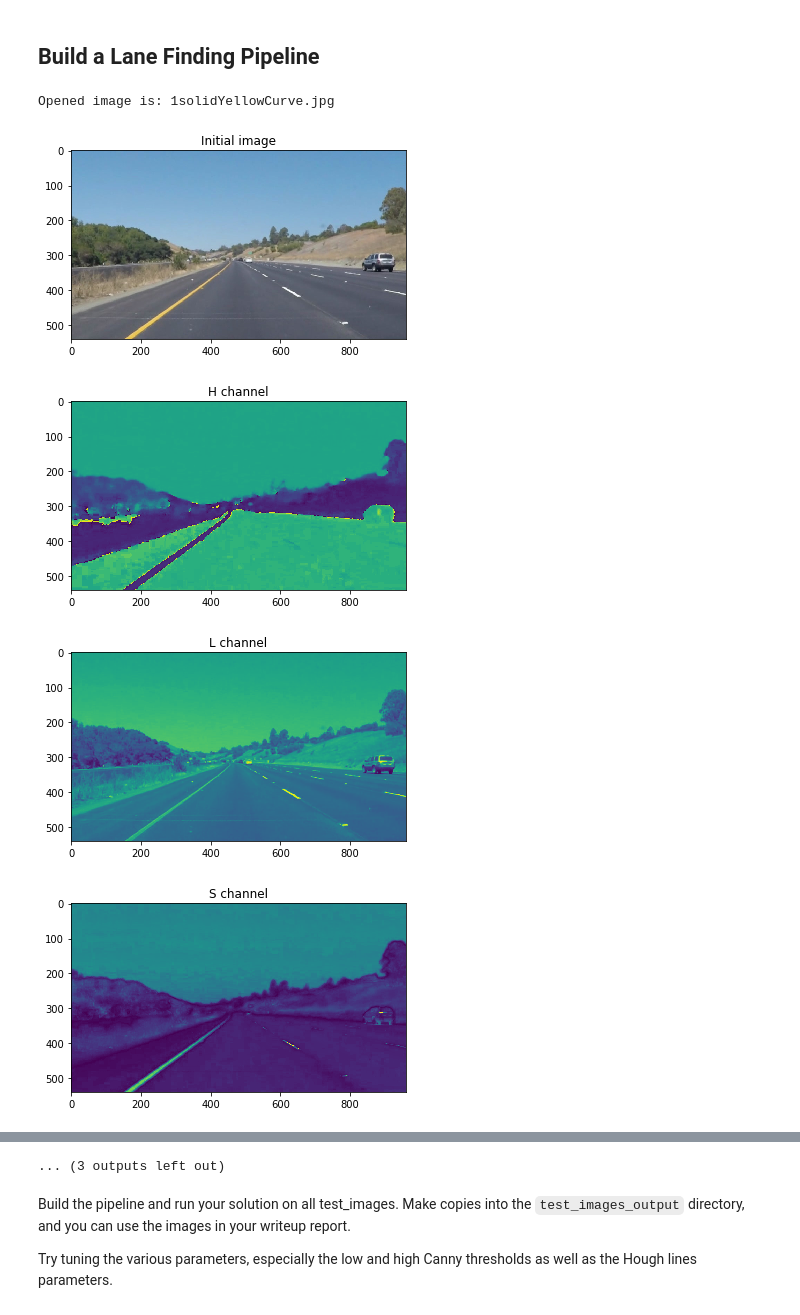
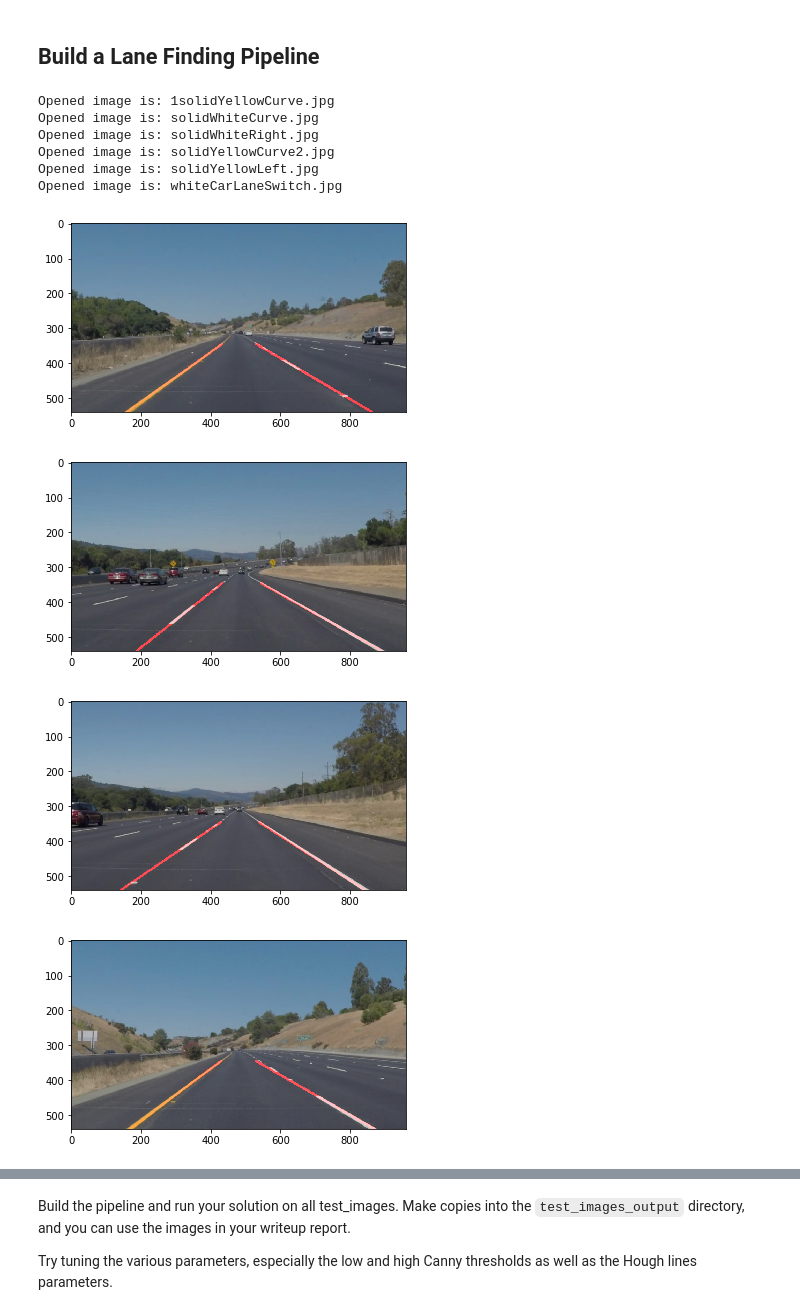
Before and after one commit to grygoryant/CarND-LaneLines-P1, a Jupyter notebook: P1.ipynb, the cells around one changed output, grey strips where cells are left out. Drawn from its saved outputs; the diff is of its cells as text; code cells hidden in the pictures.

```diff
--- a/P1.ipynb
+++ b/P1.ipynb
@@ -263,8 +263,6 @@ class SimpleLaneDetector:
     def detect(self, img):
         img_shape = img.shape
 
-        show_figure(img, "Initial image", True)
-
         horizon = 3.2*img_shape[0]/5
         roi_top_shift = 50
         roi_bottom_shift = 60
@@ -272,29 +270,20 @@ class SimpleLaneDetector:
 
         hls_img = cv2.cvtColor(img, cv2.COLOR_RGB2HLS)
         h,l,s = cv2.split(hls_img)
-        show_figure(h, "H channel")
-        show_figure(l, "L channel")
-        show_figure(s, "S channel")
 
         white_areas_range = cv2.inRange(hls_img, np.uint8([0, 200, 0]),
                                                      np.uint8([255, 255, 255]))
-        show_figure(white_areas_range, "White areas", True)
 
         yellow_areas_range = cv2.inRange(hls_img, np.uint8([15, 0, 120]),
                                                       np.uint8([40, 255, 255]))
-        show_figure(yellow_areas_range, "Yellow areas", True)
 
         color_mask = cv2.bitwise_or(white_areas_range, yellow_areas_range)
-        show_figure(color_mask, "Resulting color mask", True)
 
         masked_img = cv2.bitwise_and(img, img, mask = color_mask)
-        show_figure(masked_img, "Masked image", True)
 
         blurred_img = gaussian_blur(masked_img, 5)
-        show_figure(blurred_img, "Blurred image", True)
 
         edges_img = canny(blurred_img, 100, 150)
-        show_figure(edges_img, "Detected edges", True)
 
         roi_vertices = np.array([[[roi_up_shift,img_shape[0] - roi_bottom_shift],
                                   [img_shape[1]/2 - roi_top_shift,horizon],
@@ -303,48 +292,44 @@ class SimpleLaneDetector:
                                 dtype=np.int32)
 
         roi_img = region_of_interest(edges_img, roi_vertices)
-        show_figure(roi_img, "ROI", True)
 
         lines = hough_lines(roi_img, 1, np.pi/180, 30, 20, 20)
 
         lines_img = np.zeros((img.shape[0], img.shape[1], 3), dtype=np.uint8)
         lines_img = self.draw_lines(lines_img, lines, horizon, color=[255, 0, 0], thickness=5)
-        show_figure(lines_img, "LOOOL", True)
 
         overlayed_img = weighted_img(lines_img, img)
-        #plt.figure()
-        #plt.subplot()
-        #plt.imshow(overlayed_img)
-        #plt.subplot()
-        #plt.plot(middle_point[0], middle_point[1], 'g*')
 
         #x = [roi_vertices[0][0][0], roi_vertices[0][1][0], roi_vertices[0][2][0], roi_vertices[0][3][0]]
         #y = [roi_vertices[0][0][1], roi_vertices[0][1][1], roi_vertices[0][2][1], roi_vertices[0][3][1]]
         #plt.figure()
         #plt.subplot()
         #plt.imshow(img)
         #plt.subplot()
         #plt.plot(x, y, 'b--', lw=4)
-        show_figure(overlayed_img, "Result", True)
 
         return overlayed_img
 
 detector = SimpleLaneDetector()
 
 path = "test_images/"
 img_list = os.listdir(path)
 
 for img_name in img_list:
     img = mpimg.imread(path + img_name)
     print("Opened image is: " + img_name)
     detected = detector.detect(img)
     plt.figure()
     plt.imshow(detected)
     detector.reset_coefficients()
-    break
 # %% [output]
 Opened image is: 1solidYellowCurve.jpg
+Opened image is: solidWhiteCurve.jpg
+Opened image is: solidWhiteRight.jpg
+Opened image is: solidYellowCurve2.jpg
+Opened image is: solidYellowLeft.jpg
+Opened image is: whiteCarLaneSwitch.jpg
-[figure, old version]
+[figure, new version]
-[figure, old version]
+[figure, new version]
-[figure, old version]
+[figure, new version]
-[figure, old version]
+[figure, new version]
@@ -358,4 +338,3 @@ Opened image is: 1solidYellowCurve.jpg
-... (3 outputs left out)
 # %% [markdown]
 Build the pipeline and run your solution on all test_images. Make copies into the `test_images_output` directory, and you can use the images in your writeup report.
 
```
Also changed, not shown: parts of 7 cells of this notebook, 4 other files.
